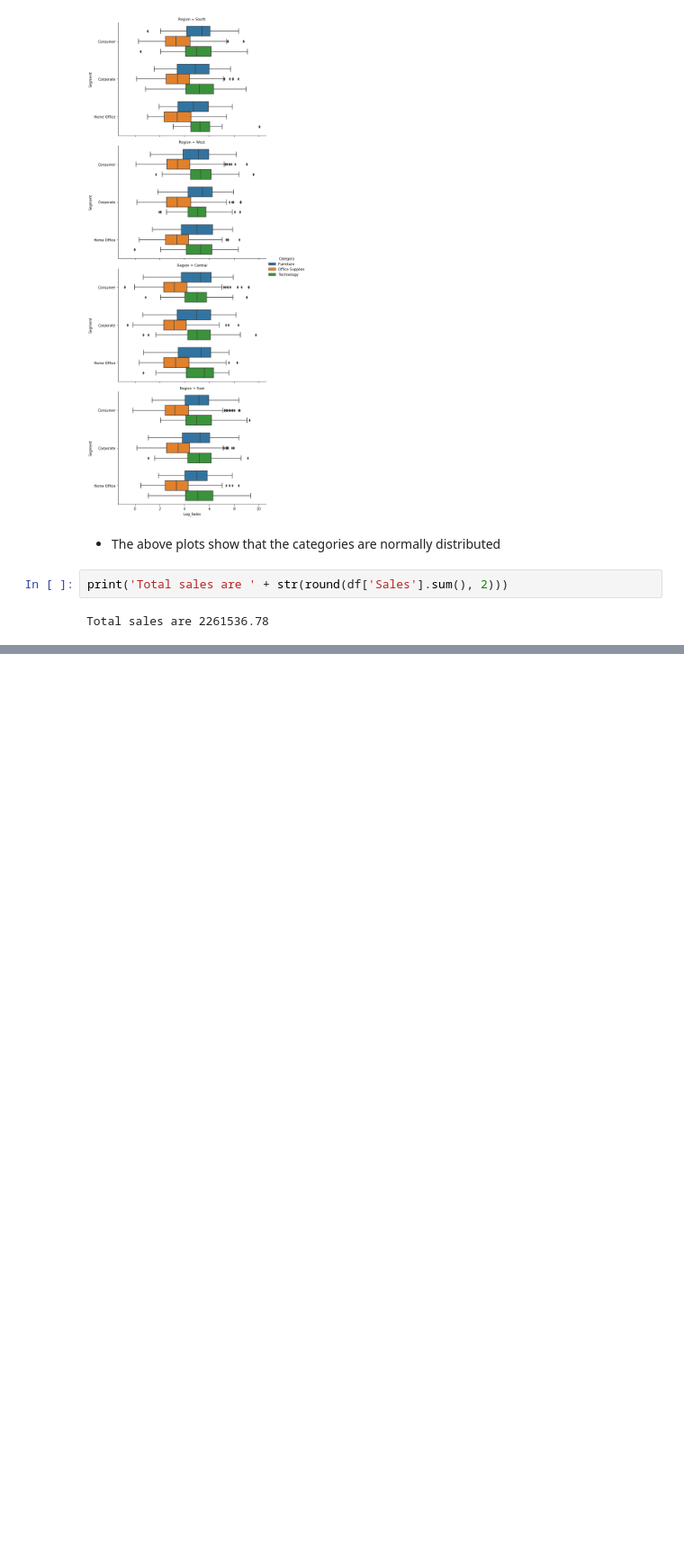
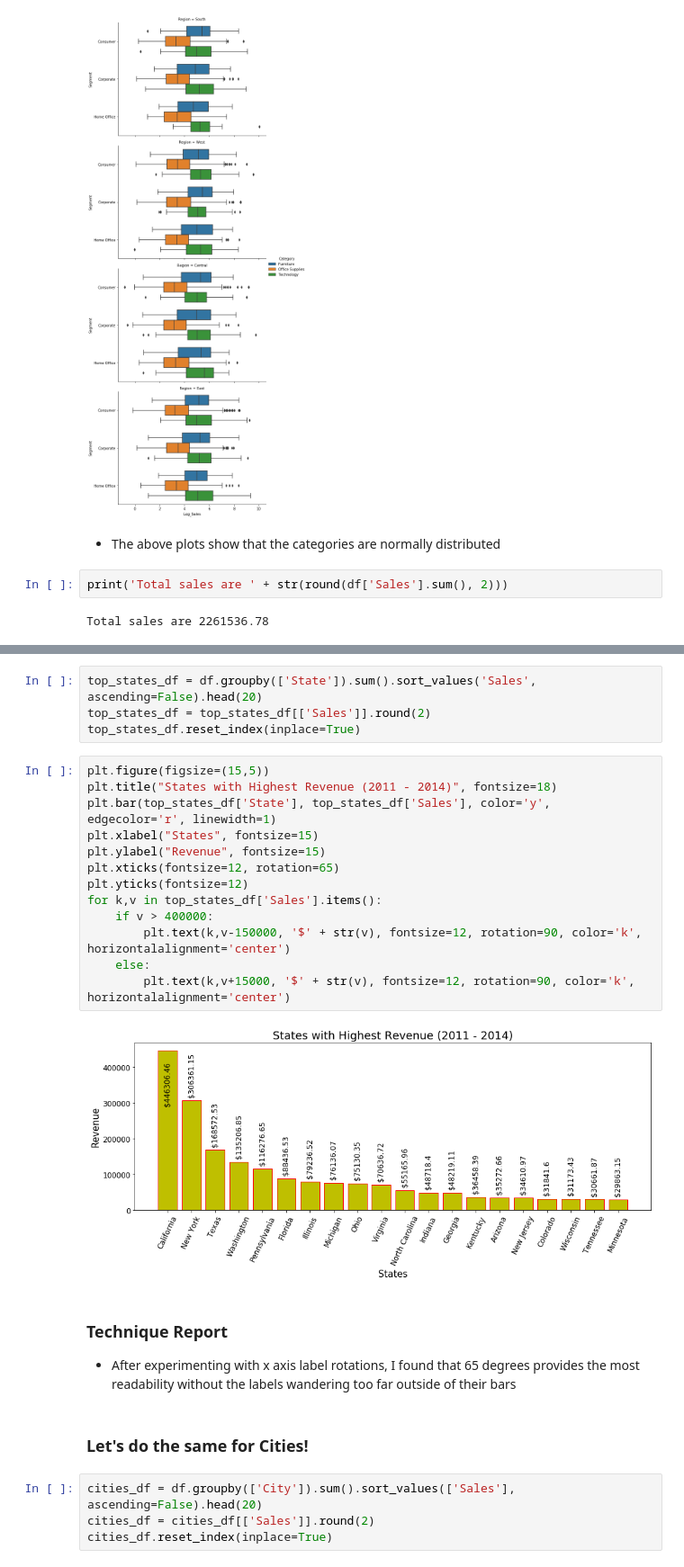
Before and after one commit to RossReisman/Data-Analyst-Portfolio, a Jupyter notebook: data_analysis/superstore/superstore.ipynb, the cells around one changed output, grey strips where cells are left out. Shown at 90% size. Saved outputs shown, nothing was run; the diff lists cells and outputs as text; blank space fills up the shorter version.

```diff
--- a/data_analysis/superstore/superstore.ipynb
+++ b/data_analysis/superstore/superstore.ipynb
@@ -258,0 +283,29 @@ Total sales are 2261536.78
+# %%
+top_states_df = df.groupby(['State']).sum().sort_values('Sales', ascending=False).head(20)
+top_states_df = top_states_df[['Sales']].round(2)
+top_states_df.reset_index(inplace=True)
+# %%
+plt.figure(figsize=(15,5))
+plt.title("States with Highest Revenue (2011 - 2014)", fontsize=18)
+plt.bar(top_states_df['State'], top_states_df['Sales'], color='y', edgecolor='r', linewidth=1)
+plt.xlabel("States", fontsize=15)
+plt.ylabel("Revenue", fontsize=15)
+plt.xticks(fontsize=12, rotation=65)
+plt.yticks(fontsize=12)
+for k,v in top_states_df['Sales'].items():
+    if v > 400000:
+        plt.text(k,v-150000, '$' + str(v), fontsize=12, rotation=90, color='k', horizontalalignment='center')
+    else:
+        plt.text(k,v+15000, '$' + str(v), fontsize=12, rotation=90, color='k', horizontalalignment='center')
+# %% [output]
+[figure, added]
+# %% [markdown]
+### Technique Report
+
+- After experimenting with x axis label rotations, I found that 65 degrees provides the most readability without the labels wandering too far outside of their bars
+# %% [markdown]
+### Let's do the same for Cities!
+# %%
+cities_df = df.groupby(['City']).sum().sort_values(['Sales'], ascending=False).head(20)
+cities_df = cities_df[['Sales']].round(2)
+cities_df.reset_index(inplace=True)
```
Also changed, not shown: parts of 16 cells of this notebook.
